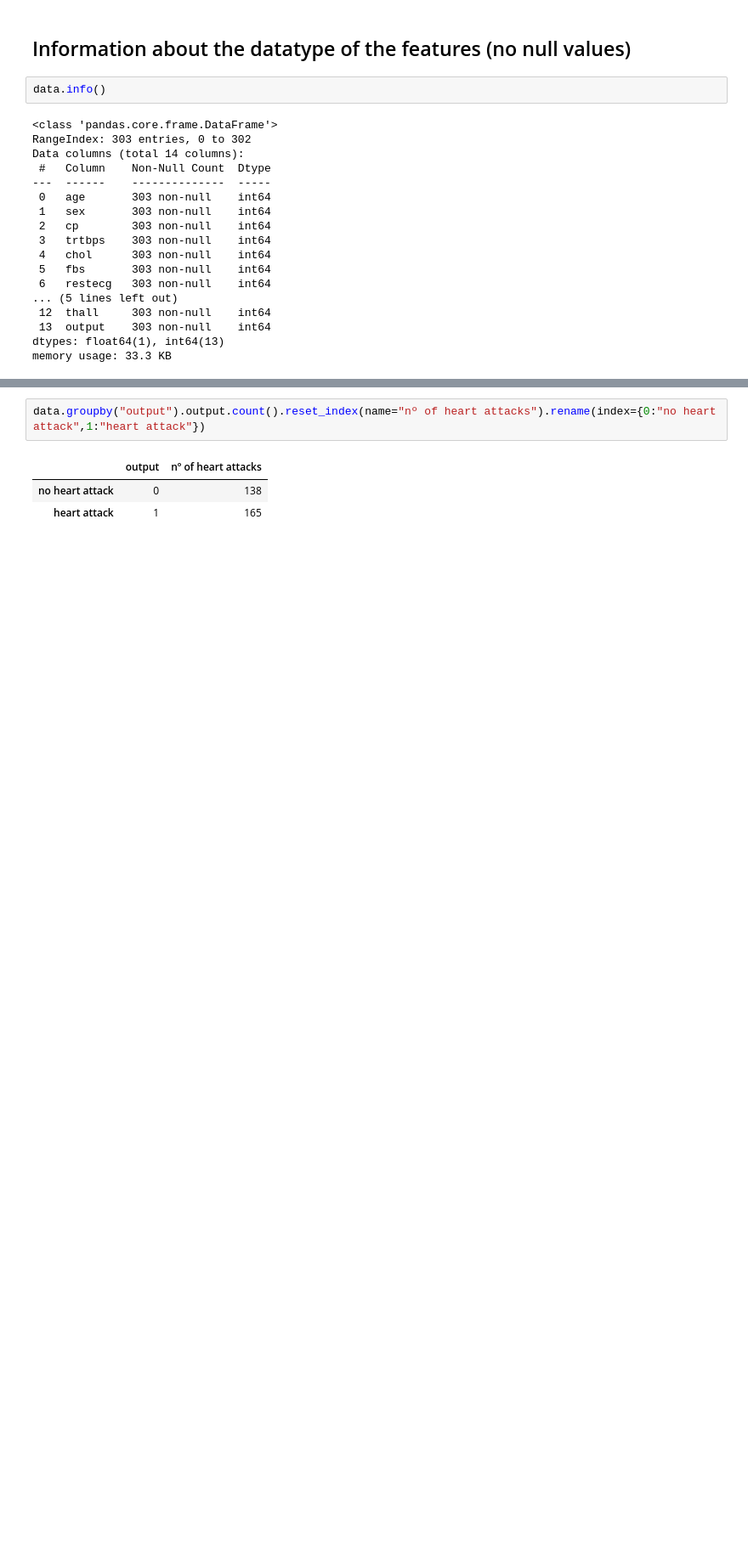
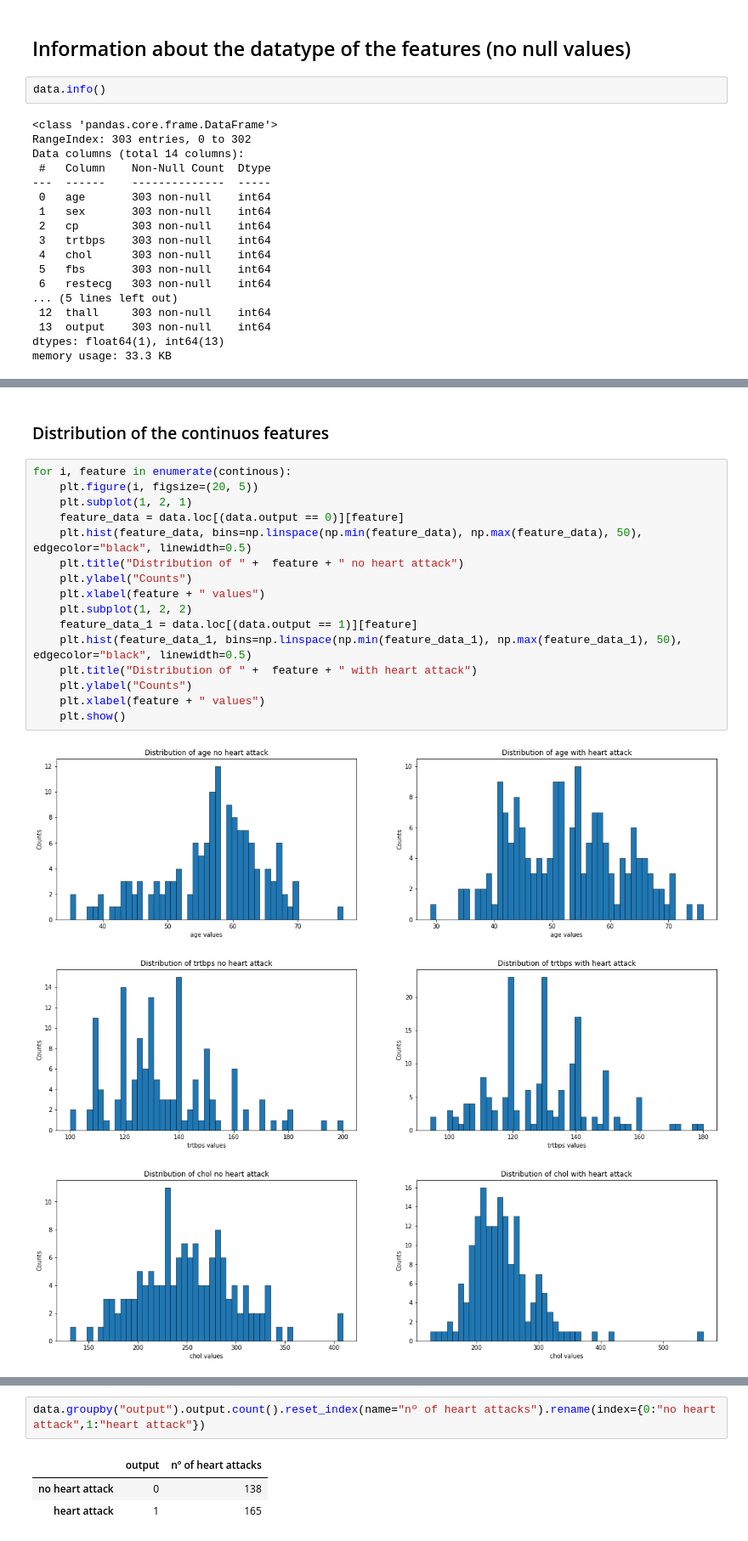
Before and after one commit to GustavoGil13/heart-attack-prediction, a Jupyter notebook: NN_model.ipynb, the cells around one changed output, grey strips where cells are left out. Shown: that part at 85% size. Saved outputs shown, nothing was run; the diff lists cells and outputs as text; blank space fills up the shorter version.

```diff
--- a/NN_model.ipynb
+++ b/NN_model.ipynb
@@ -88,0 +96,22 @@ data.describe()
+# %% [markdown]
+### Distribution of the continuos features
+# %%
+for i, feature in enumerate(continous):
+    plt.figure(i, figsize=(20, 5))
+    plt.subplot(1, 2, 1)
+    feature_data = data.loc[(data.output == 0)][feature]
+    plt.hist(feature_data, bins=np.linspace(np.min(feature_data), np.max(feature_data), 50), edgecolor="black", linewidth=0.5)
+    plt.title("Distribution of " +  feature + " no heart attack")
+    plt.ylabel("Counts")
+    plt.xlabel(feature + " values")
+    plt.subplot(1, 2, 2)
+    feature_data_1 = data.loc[(data.output == 1)][feature]
+    plt.hist(feature_data_1, bins=np.linspace(np.min(feature_data_1), np.max(feature_data_1), 50), edgecolor="black", linewidth=0.5)
+    plt.title("Distribution of " +  feature + " with heart attack")
+    plt.ylabel("Counts")
+    plt.xlabel(feature + " values")
+    plt.show()
+# %% [output]
+[figure, added]
+[figure, added]
+[figure, added]
```
Also changed, not shown: parts of 21 cells of this notebook.
